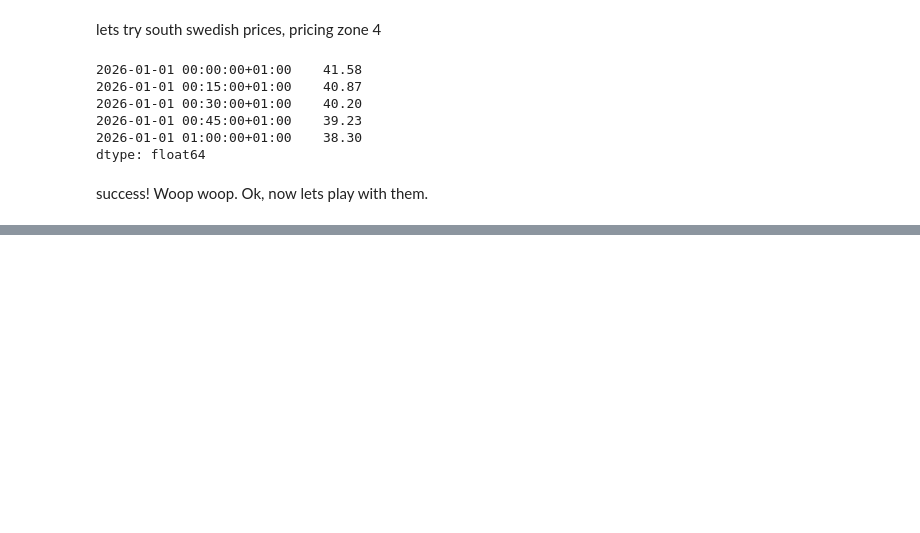
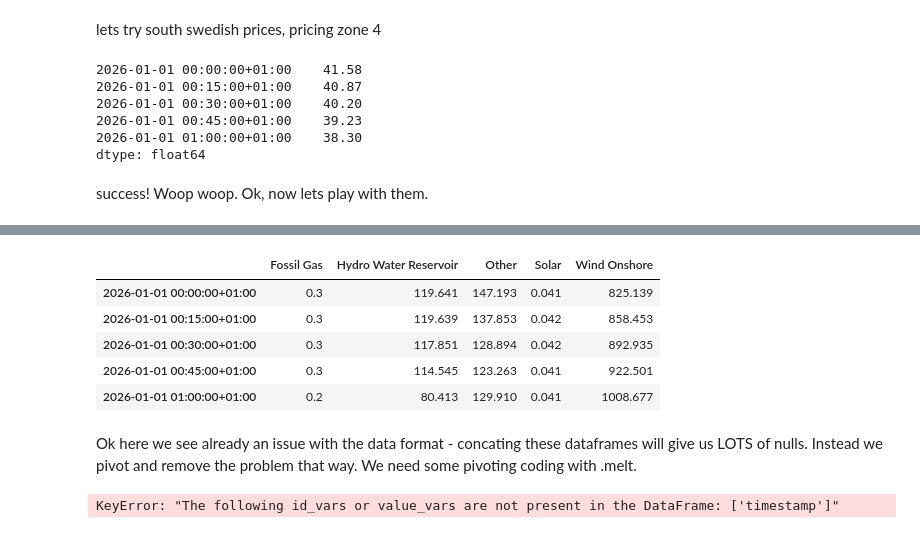
Before and after one commit to niklaslivchitz/Energy-Pricing-Analysis-DE-LU-vs-SE4, a Jupyter notebook: phase_1_exploration/01_entsoe_exploration.ipynb, the cells around one changed output, grey strips where cells are left out. Cells and saved outputs as stored; diff of their text form; code cells hidden in the pictures; blank space fills up the shorter version.

```diff
--- a/phase_1_exploration/01_entsoe_exploration.ipynb
+++ b/phase_1_exploration/01_entsoe_exploration.ipynb
@@ -82,0 +106,29 @@ Text(0.5, 1.0, 'Day-ahead prices, first week of Jan 2026')
+# %%
+se4_gen = client.query_generation('SE_4', start=start, end=end, nett=True)
+se4_gen.head()
+# %% [output]
+|  | Fossil Gas | Hydro Water Reservoir | Other | Solar | Wind Onshore |
+| 2026-01-01 00:00:00+01:00 | 0.3 | 119.641 | 147.193 | 0.041 | 825.139 |
+| 2026-01-01 00:15:00+01:00 | 0.3 | 119.639 | 137.853 | 0.042 | 858.453 |
+| 2026-01-01 00:30:00+01:00 | 0.3 | 117.851 | 128.894 | 0.042 | 892.935 |
+| 2026-01-01 00:45:00+01:00 | 0.3 | 114.545 | 123.263 | 0.041 | 922.501 |
+| 2026-01-01 01:00:00+01:00 | 0.2 | 80.413 | 129.910 | 0.041 | 1008.677 |
+# %% [markdown]
+Ok here we see already an issue with the data format - concating these dataframes will give us LOTS of nulls. Instead we pivot and remove the problem that way. We need some pivoting coding with .melt.
+# %%
+def to_long(gen_df, zone):
+    long = (
+        gen_df.rename_axis("timestamp")
+        .reset_index()
+        .melt(id_vars="timestamp", var_name="production_type", value_name="value_mw")
+    )
+    long["zone"] = zone
+    return long[["zone", "timestamp", "production_type", "value_mw"]]
+
+de_long = to_long(de_gen, "DE_LU")
+se4_long = to_long(se4_gen, "SE_4")
+
+generation_long = pd.concat([de_long, se4_long], ignore_index=True)
+generation_long.head()
+# %% [output]
+KeyError: "The following id_vars or value_vars are not present in the DataFrame: ['timestamp']"
```
Also changed, not shown: parts of 6 cells of this notebook, 7 other files.
